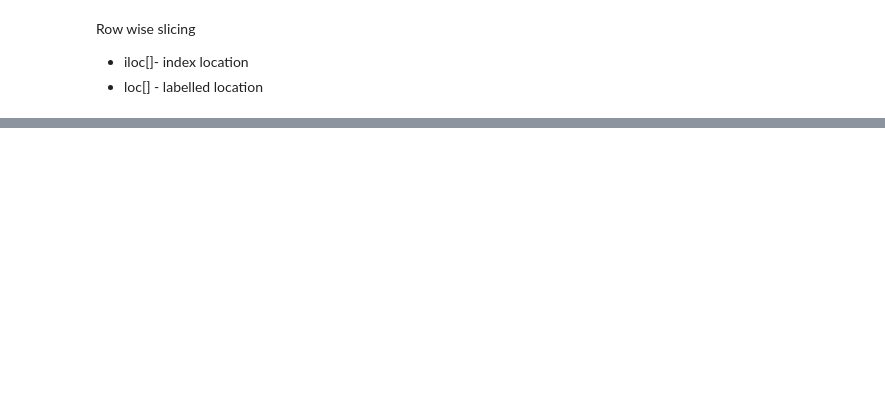
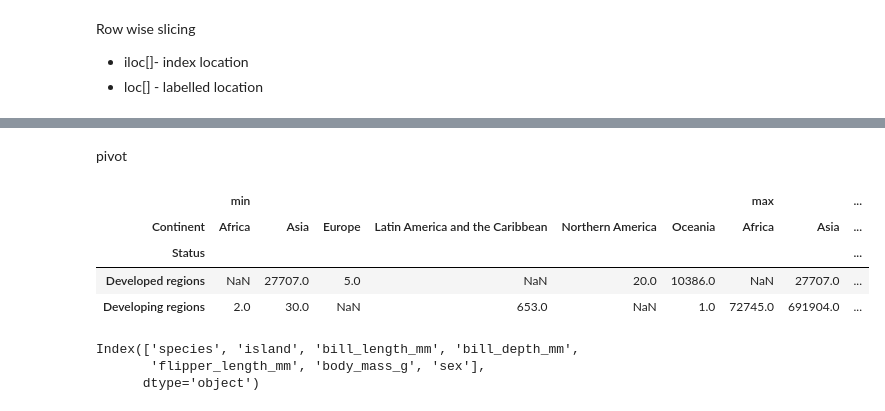
Before and after one commit to Sakshi123457singh/Data-analytics-with-database, a Jupyter notebook: analysis/analysis.ipynb, the cells around one changed output, grey strips where cells are left out. Saved outputs shown, nothing was run; the diff lists cells and outputs as text; code cells hidden in the pictures; blank space fills up the shorter version.

```diff
--- a/analysis/analysis.ipynb
+++ b/analysis/analysis.ipynb
@@ -221,0 +205,17 @@ plt.savefig('Comparing 3 countries.png')
+# %% [markdown]
+pivot
+# %%
+canada.pivot_table(index='Status',columns='Continent',values='Total',aggfunc=['min','max'])
+# %% [output]
+|  | min |  |  |  |  |  | max |  | ... |
+| Continent | Africa | Asia | Europe | Latin America and the Caribbean | Northern America | Oceania | Africa | Asia | ... |
+| Status |  |  |  |  |  |  |  |  | ... |
+| Developed regions | NaN | 27707.0 | 5.0 | NaN | 20.0 | 10386.0 | NaN | 27707.0 | ... |
+| Developing regions | 2.0 | 30.0 | NaN | 653.0 | NaN | 1.0 | 72745.0 | 691904.0 | ... |
+# %%
+penguins=sns.load_dataset("penguins")
+penguins.columns
+# %% [output]
+Index(['species', 'island', 'bill_length_mm', 'bill_depth_mm',
+       'flipper_length_mm', 'body_mass_g', 'sex'],
+      dtype='object')
```
Also changed, not shown: parts of 65 cells of this notebook, 1 other file.
